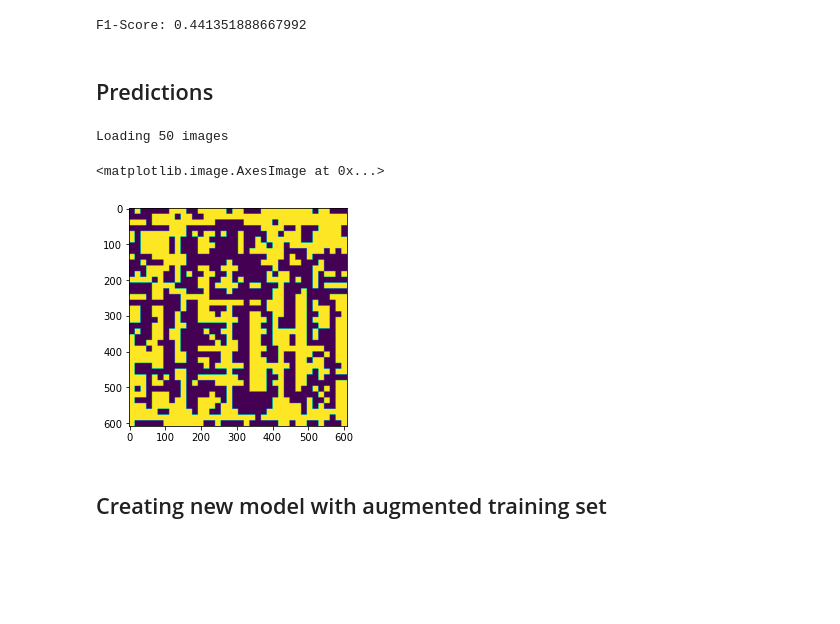
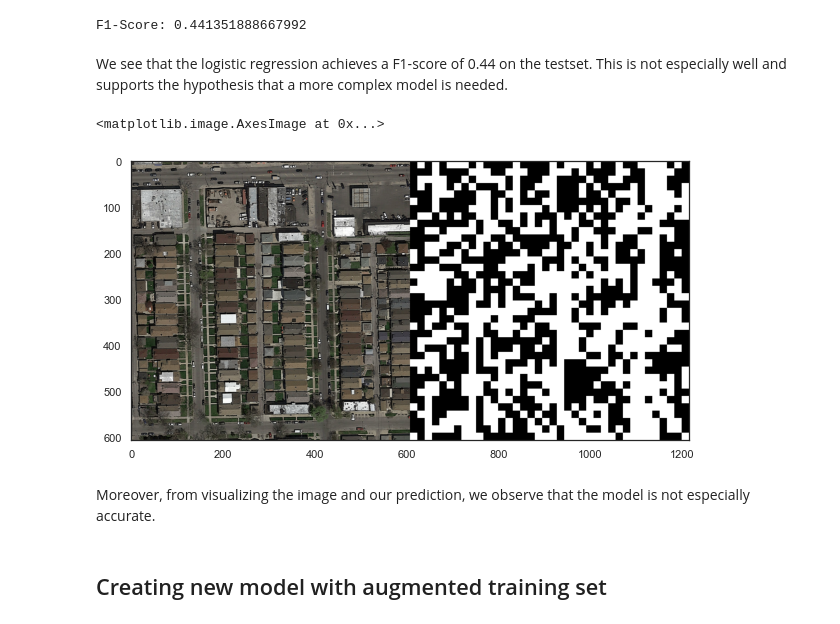
Before and after one commit to CS-433/ml-project-2-vikings_ml, a Jupyter notebook: story.ipynb, the cells around one changed output. Cells and saved outputs as stored; diff of their text form; code cells hidden in the pictures; blank space fills up the shorter version.

```diff
--- a/story.ipynb
+++ b/story.ipynb
@@ -35,10 +41,23 @@ sns.set_style("white")
 # %%
 # path to original images
-image_path = str(Path.cwd().parent) + "/data/original/images/"
+image_path = str(Path.cwd()) + "/data/original/images/"
 
 # loading original images
 files = os.listdir(image_path)
 n = len(files)
-print("Loading " + str(n) + " images")
+print("Loading " + str(n) + " original images")
 imgs = [mpimg.imread(image_path + files[i]) for i in range(n)]
+
+#path to groundtruth images
+gt_dir = str(Path.cwd()) + "/data/original/groundtruth/"
+print("Loading " + str(n) + " groundtruth images")
+
+# loading groundtruth images
+gt_imgs = []
+for i in range (n):
+    img = mpimg.imread(gt_dir + files[i])
+    try:
+        gt_imgs.append(img[:,:,0])
+    except:
+        gt_imgs.append(img)
 # %% [output]
@@ -101,36 +106,34 @@ f1 = f1_score(y_test, y_hat)
 print(f'F1-Score: {f1}')
 # %% [output]
 F1-Score: 0.441351888667992
-# %% [markdown]
-## Predictions
-# %%
-# path for test images
-image_path = str(Path.cwd().parent) + "/data/testing/"
-
-# loading test images
-files = os.listdir(image_path)
-n = len(files)
-print("Loading " + str(n) + " images")
-imgs = [mpimg.imread(image_path + files[i]) for i in range(n)]
-# %% [output]
-Loading 50 images
+# %% [markdown]
+We see that the logistic regression achieves a F1-score of 0.44 on the testset. This is not especially well and supports the hypothesis that a more complex model is needed.
 # %%
-# looping over test images and creating prediction mask
-for i in range(len(imgs)):
-    # extracting patches
-    img_patches = [img_crop(imgs[i], patch_size, patch_size)]
-    img_patches = np.asarray([img_patches[i][j] for i in range(len(img_patches)) for j in range(len(img_patches[i]))])
+# defining path for one test image and its prediction
+test_img_path = 'data/testing/test_1.png'
+pred_img_path = 'data/testing/pred_1.png'
 
-    #extracting features for each patch
-    X = np.asarray([extract_features_2d(img_patches[i]) for i in range(len(img_patches))])
+# reading the test image
+test_img = mpimg.imread(test_img_path)
+# cropping test image to patches
+test_patches = [img_crop(test_img, patch_size, patch_size)]
+# linearizing test image
+test_patches = np.asarray([test_patches[i][j] for i in range(len(test_patches)) for j in range(len(test_patches[i]))])
+# extracting 2d features for test image
+X_test = np.asarray([extract_features_2d(img_patches[i]) for i in range(len(img_patches))])
 
-    # predicting
-    y_pred = logreg.predict(X)
+# generating prediction on test image
+pred = logreg.predict(X_test)
+# converting prediction to image
+pred = label_to_img(608, 608, patch_size, patch_size, pred)
 
-    # converting predictions to image
-    w = 608
-    h = 608
-    pred = label_to_img(w, h, patch_size, patch_size, y_pred)
+# saving image
+#cv2.imwrite(pred_img_path)
 
-    # saving image
-    cv2.imwrite('pred/%s.png'%('test%d'%(i+1)), pred)
+# Visualizing original test image and prediction
+cimg = concatenate_images(test_img, pred)
+fig1 = plt.figure(figsize=(10, 10))
+plt.imshow(cimg, cmap='Greys_r')
+# %% [output]
+<matplotlib.image.AxesImage at 0x...>
+[figure, added]
@@ -145,10 +140,5 @@ masks_to_submission(submission_filename, 0.001, *image_filenames)
-# %%
-# inspecting predicted image
-img = mpimg.imread('pred/test1.png')
-plt.imshow(img)
-# %% [output]
-<matplotlib.image.AxesImage at 0x...>
-[figure, removed]
+# %% [markdown]
+Moreover, from visualizing the image and our prediction, we observe that the model is not especially accurate.
 # %% [markdown]
 ## Creating new model with augmented training set
 # %%
```
Also changed, not shown: parts of 14 cells of this notebook.
